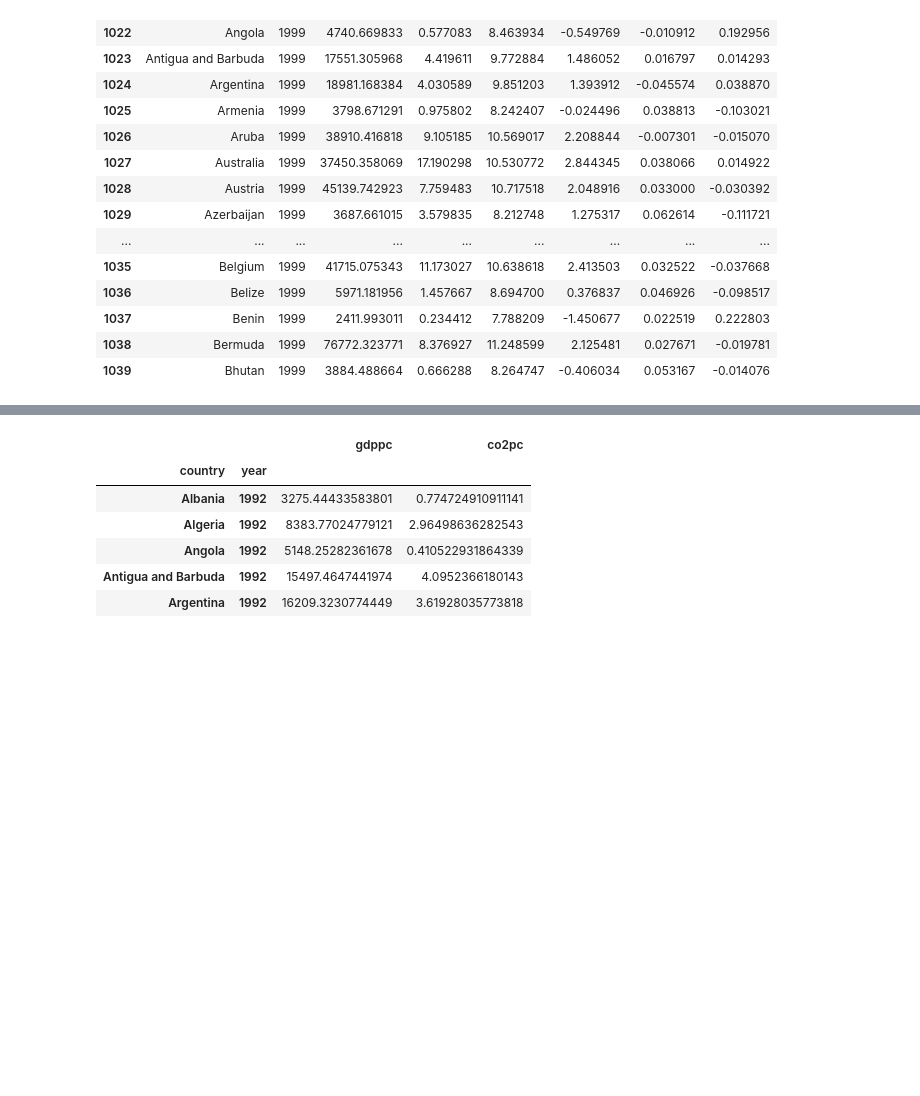
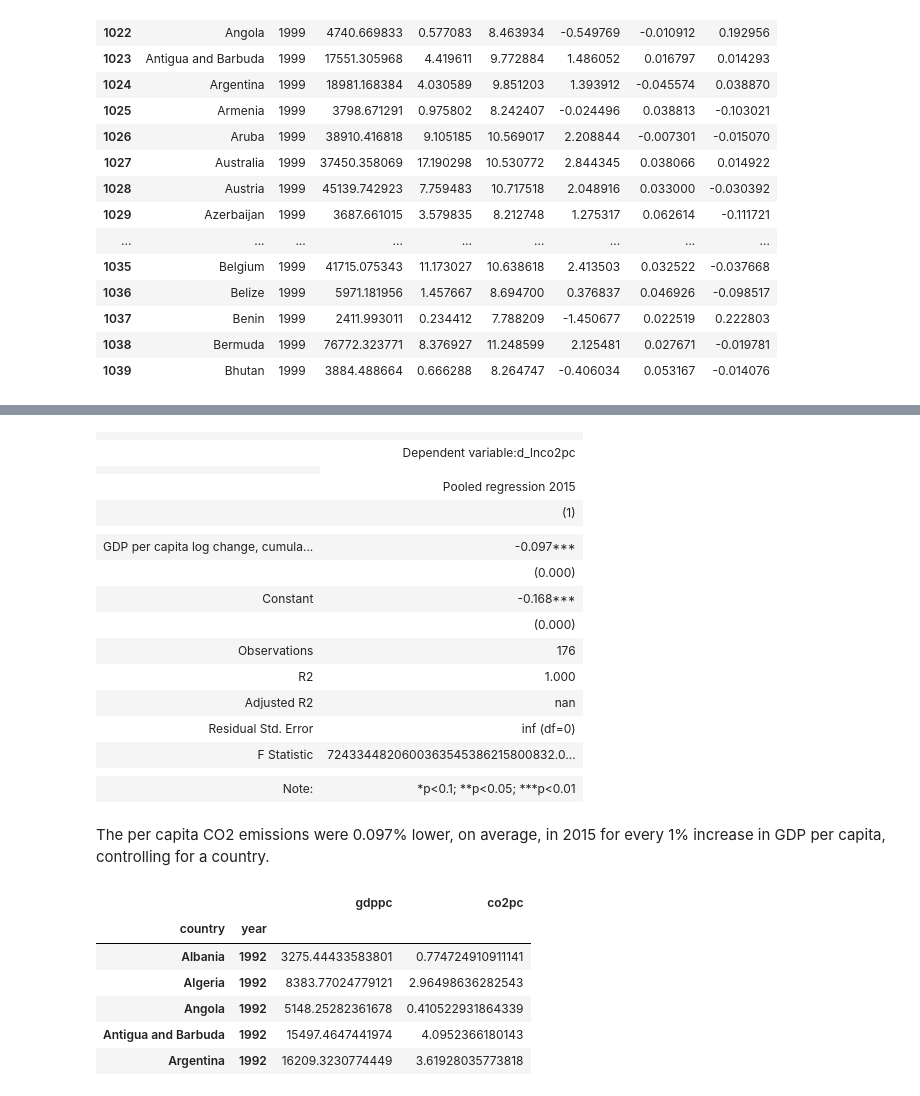
Before and after one commit to Swdenis/CO2emissions-GDP, a Jupyter notebook: code_2.ipynb, the cells around one changed output, grey strips where cells are left out. Cells and saved outputs as stored; diff of their text form; code cells hidden in the pictures; blank space fills up the shorter version.

```diff
--- a/code_2.ipynb
+++ b/code_2.ipynb
@@ -320,3 +326,44 @@ ols_pooled = smf.ols("d_lnco2pc ~ d_lngdppc + country", temp.query("year == 1999
+# %%
+models = [ols_pooled]
+names = ["Pooled regression 2015"]
+stargazer = Stargazer(models)
+stargazer.rename_covariates(
+    {
+        "Intercept": "Constant",
+        "d_lngdppc": "GDP per capita log change, cumulative coeff.",
+        "d_lnco2pc": "CO2 emissions per capita log change, cumulative coeff."
+    }
+)
+
+stargazer.covariate_order(
+    [
+        "d_lngdppc",
+        "Intercept"
+    ]
+)
+
+stargazer.custom_columns(names, [1])
+HTML(stargazer.render_html())
+# %% [output]
+|  |  |
+|  | Dependent variable:d_lnco2pc |
+|  |
+|  | Pooled regression 2015 |
+|  | (1) |
+|  |  |
+| GDP per capita log change, cumula... | -0.097*** |
+|  | (0.000) |
+| Constant | -0.168*** |
+|  | (0.000) |  |  |
+| Observations | 176 |
+| R2 | 1.000 |
+| Adjusted R2 | nan |
+| Residual Std. Error | inf (df=0) |
+| F Statistic | 7243344820600363545386215800832.0... |
+|  |  |
+| Note: | *p<0.1; **p<0.05; ***p<0.01 |
+# %% [markdown]
+The per capita CO2 emissions were 0.097% lower, on average, in 2015 for every 1% increase in GDP per capita, controlling for a country.
 # %%
 ###Linear model
 from linearmodels import PanelOLS
```
Also changed, not shown: parts of 6 cells of this notebook.
